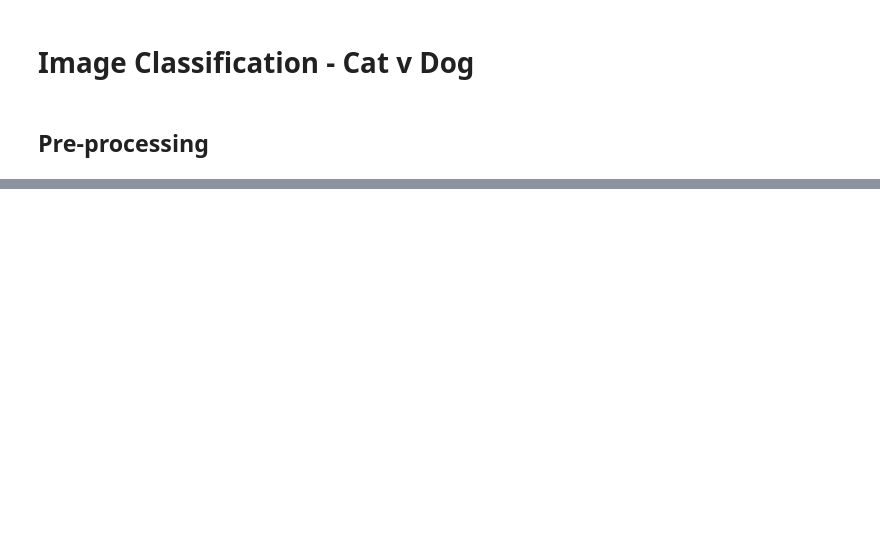
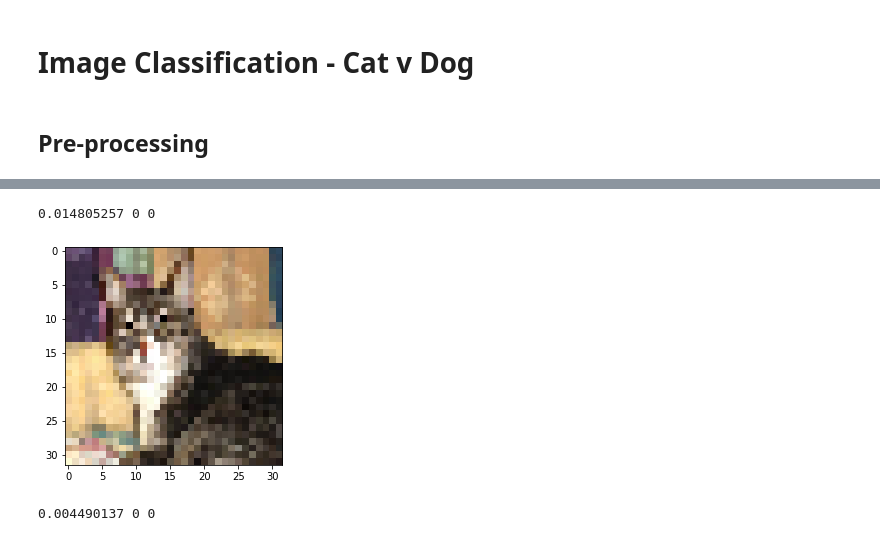
Before and after one commit to rebbrunner/data-science-env, a Jupyter notebook: notebooks/ch4_image_classification.ipynb, the cells around one changed output, grey strips where cells are left out. Cells and saved outputs as stored; diff of their text form; code cells hidden in the pictures; blank space fills up the shorter version.

```diff
--- a/notebooks/ch4_image_classification.ipynb
+++ b/notebooks/ch4_image_classification.ipynb
@@ -151,0 +159,8 @@ plt.show()
+# %%
+FILTER_SIZE = 3
+NUM_FILTERS = 32
+INPUT_SIZE = 32
+MAXPOOL_SIZE = 2
+BATCH_SIZE = 16
+STEPS_PER_EPOCH = 20000//BATCH_SIZE
+EPOCHS = 10
@@ -151,0 +222,7 @@ plt.show()
+# %%
+testing_data_generator = ImageDataGenerator(rescale=1./255)
+
+test_set = testing_data_generator.flow_from_directory('../data/PetImages/Test/',
+                                                      target_size=(INPUT_SIZE,INPUT_SIZE),
+                                                      batch_size=BATCH_SIZE,
+                                                      class_mode='binary')
@@ -151,0 +238,22 @@ plt.show()
+# %%
+img = test_set.__getitem__(3)[0]
+pred_prob = model.predict(img)[0][0]
+pred_label = int(pred_prob > 0.5)
+actual_label = int(test_set.__getitem__(3)[1][0])
+print(pred_prob, pred_label, actual_label)
+# %% [output]
+0.014805257 0 0
+# %%
+plt_img = img[0].reshape(32,32,3)
+img_plt = plt.imshow(plt_img)
+plt.show()
+# %% [output]
+[figure, added]
+# %%
+img = test_set.__getitem__(4)[0]
+pred_prob = model.predict(img)[0][0]
+pred_label = int(pred_prob > 0.5)
+actual_label = int(test_set.__getitem__(4)[1][0])
+print(pred_prob, pred_label, actual_label)
+# %% [output]
+0.004490137 0 0
```
Also changed, not shown: parts of 35 cells of this notebook.
